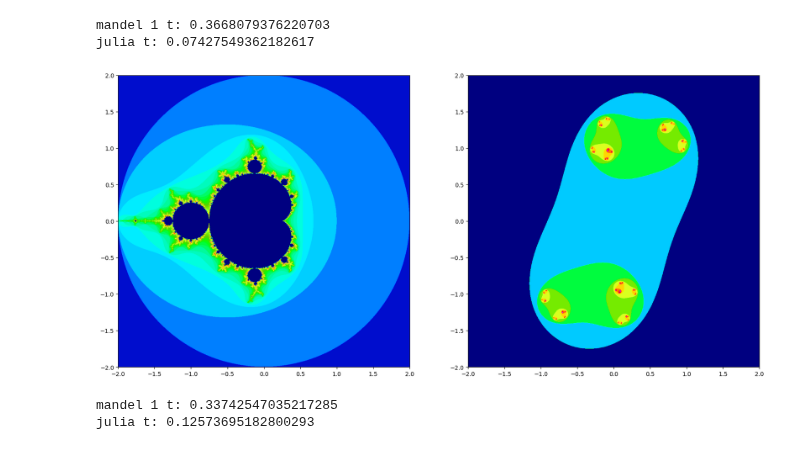
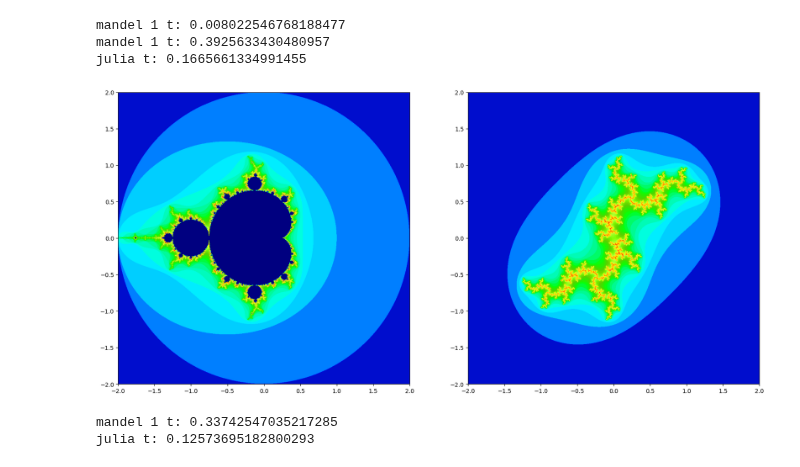
Before and after one commit to jjgold012/visual_stuff, a Jupyter notebook: py/mandelbrot_set/mandelbrot_set.ipynb, the cells around one changed output. Saved outputs shown, nothing was run; the diff lists cells and outputs as text; code cells hidden in the pictures.

```diff
--- a/py/mandelbrot_set/mandelbrot_set.ipynb
+++ b/py/mandelbrot_set/mandelbrot_set.ipynb
@@ -42,20 +42,21 @@ def draw_julia(x_min, x_max, y_min, y_max, c, res=1000, max_iter=100):
 # %%
 fig, (ax1, ax2) = plt.subplots(1, 2, figsize=(20, 10))
 ax1.imshow(
     np.sqrt(draw_mandelbrot(-2, 2, -2, 2, 1000)),
     extent=[-2, 2, -2, 2],
     cmap="gist_ncar",
 )
 ax2.imshow(
-    np.sqrt(draw_julia(-2, 2, -2, 2, 1+0.8j, 1000)),
+    np.sqrt(draw_julia(-2, 2, -2, 2, 0.8j, 1000)),
     extent=[-2, 2, -2, 2],
     cmap="gist_ncar",
 )
 fig.show()
 # %% [output]
-mandel 1 t: 0.3668079376220703
-julia t: 0.07427549362182617
+mandel 1 t: 0.008022546768188477
+mandel 1 t: 0.3925633430480957
+julia t: 0.1665661334991455
-[figure, old version]
+[figure, new version]
 # %%
 from ipycanvas import Canvas
 
```
Also changed, not shown: parts of 1 cell of this notebook, 5 other files.
